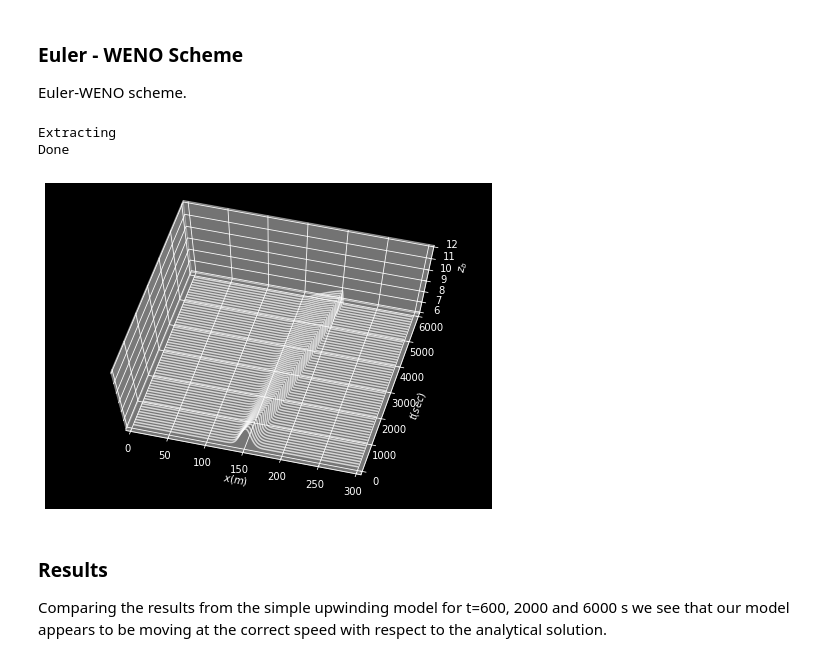
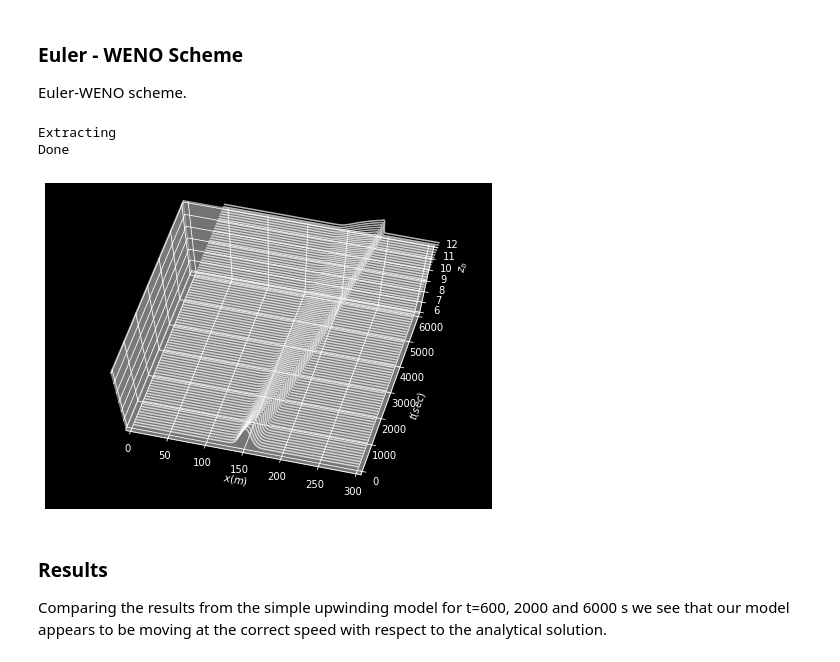
Before and after one commit to plgrover/pymorph, a Jupyter notebook: notebooks/Gaussian Hump Tests/Long et al - Gaussian Hump Tests.ipynb, the cells around one changed output. Drawn from its saved outputs; the diff is of its cells as text; code cells hidden in the pictures.

```diff
--- a/notebooks/Gaussian Hump Tests/Long et al - Gaussian Hump Tests.ipynb
+++ b/notebooks/Gaussian Hump Tests/Long et al - Gaussian Hump Tests.ipynb
@@ -112,7 +112,7 @@ Text(0.5, 1.0, 'Water Depth - $h$')
 
 Euler-WENO scheme.
 # %%
-simTime = 6000. # Runtime
+simTime = 9000. # Runtime
 dt = 0.1 # Time step size (s)
 nt = int(simTime/dt)  # Number of time steps
 
@@ -120,6 +120,7 @@ nt = int(simTime/dt)  # Number of time steps
 z0 = zc.copy()
 z600 = zc.copy()
 z2000 = zc.copy()
+z6000 = zc.copy()
 verts = []
 
 extractionInterval = 100.
@@ -179,34 +180,37 @@ for n in range(1,nt):
     qbedload = a*u**b
 
     if (n*dt==600.):
         print( 'Extracting')
         z600 = zc.copy()
     if (n*dt == 2000.):
         z2000 = zc.copy()
 
+    if (n*dt == 6000.):
+        z6000 = zc.copy()
+
     if (n*dt / extractionInterval) == math.floor(n*dt / extractionInterval):
         verts.append(list(zip(xc.copy(),zc.copy())))
         tsteps.append(n*dt)
 
 print('Done')
 lines = LineCollection(verts)
 fig = plt.figure(figsize=(8, 6))
 ax = fig.gca(projection='3d')
 lines.set_alpha(0.7)
 ax.add_collection3d(lines, zs=tsteps, zdir='y')
 ax.set_xlim3d(0, 300)
 ax.set_zlim3d(6, 12)
 ax.set_ylim3d(0, 6000)
 ax.set_zlabel('$z_b$')
 ax.set_ylabel('$t(sec)$')
 ax.set_xlabel('$x(m)$')
 
 #view_init(elev=None, azim=None)
 ax.view_init(70, -75)
 # %% [output]
 Extracting
 Done
-[figure, old version]
+[figure, new version]
 # %% [markdown]
 ### Results
 
```
Also changed, not shown: parts of 7 cells of this notebook, 3 other files.
